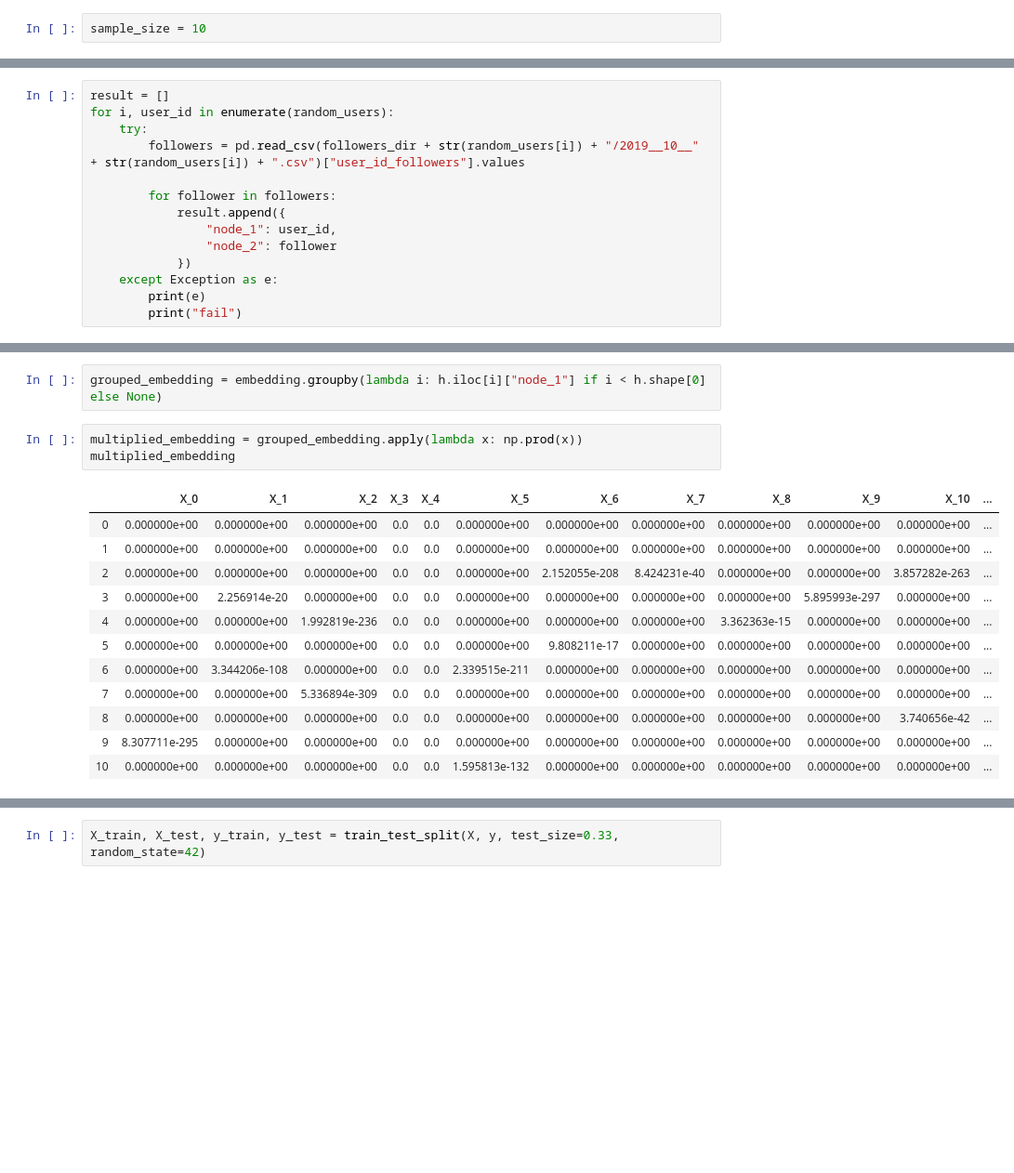
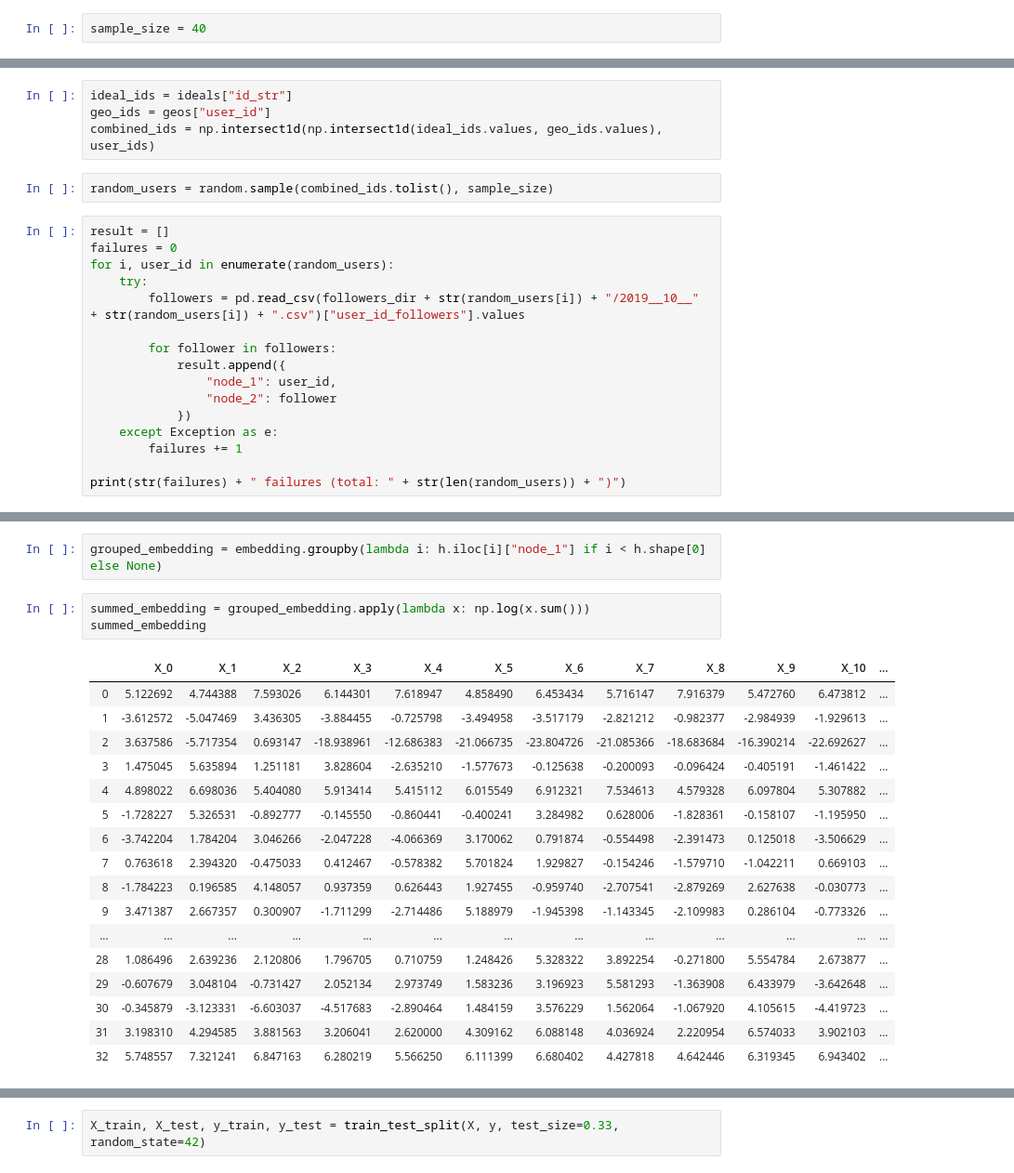
Before and after one commit to calebdre/capstone, a Jupyter notebook: notebook.ipynb, the cells around one changed output, grey strips where cells are left out. Shown: that part at 93% size. Saved outputs shown, nothing was run; the diff lists cells and outputs as text; blank space fills up the shorter version.

```diff
--- a/notebook.ipynb
+++ b/notebook.ipynb
@@ -24,2 +32,2 @@ user_ids = os.listdir(followers_dir)
 # %%
-sample_size = 10
+sample_size = 40
@@ -31,5 +34,12 @@ while len(random_users) < sample_size:
+# %%
+ideal_ids = ideals["id_str"]
+geo_ids = geos["user_id"]
+combined_ids = np.intersect1d(np.intersect1d(ideal_ids.values, geo_ids.values), user_ids)
+# %%
+random_users = random.sample(combined_ids.tolist(), sample_size)
 # %%
 result = []
+failures = 0
 for i, user_id in enumerate(random_users):
     try:
         followers = pd.read_csv(followers_dir + str(random_users[i]) + "/2019__10__" + str(random_users[i]) + ".csv")["user_id_followers"].values
@@ -40,5 +50,6 @@ for i, user_id in enumerate(random_users):
                 "node_2": follower
             })
     except Exception as e:
-        print(e)
-        print("fail")
+        failures += 1
+
+print(str(failures) + " failures (total: " + str(len(random_users)) + ")")
@@ -75,18 +85,23 @@ embedding
 # %%
 grouped_embedding = embedding.groupby(lambda i: h.iloc[i]["node_1"] if i < h.shape[0] else None)
 # %%
-multiplied_embedding = grouped_embedding.apply(lambda x: np.prod(x))
-multiplied_embedding
+summed_embedding = grouped_embedding.apply(lambda x: np.log(x.sum()))
+summed_embedding
 # %% [output]
 |  | X_0 | X_1 | X_2 | X_3 | X_4 | X_5 | X_6 | X_7 | X_8 | X_9 | X_10 | ... |
-| 0 | 0.000000e+00 | 0.000000e+00 | 0.000000e+00 | 0.0 | 0.0 | 0.000000e+00 | 0.000000e+00 | 0.000000e+00 | 0.000000e+00 | 0.000000e+00 | 0.000000e+00 | ... |
-| 1 | 0.000000e+00 | 0.000000e+00 | 0.000000e+00 | 0.0 | 0.0 | 0.000000e+00 | 0.000000e+00 | 0.000000e+00 | 0.000000e+00 | 0.000000e+00 | 0.000000e+00 | ... |
-| 2 | 0.000000e+00 | 0.000000e+00 | 0.000000e+00 | 0.0 | 0.0 | 0.000000e+00 | 2.152055e-208 | 8.424231e-40 | 0.000000e+00 | 0.000000e+00 | 3.857282e-263 | ... |
-| 3 | 0.000000e+00 | 2.256914e-20 | 0.000000e+00 | 0.0 | 0.0 | 0.000000e+00 | 0.000000e+00 | 0.000000e+00 | 0.000000e+00 | 5.895993e-297 | 0.000000e+00 | ... |
-| 4 | 0.000000e+00 | 0.000000e+00 | 1.992819e-236 | 0.0 | 0.0 | 0.000000e+00 | 0.000000e+00 | 0.000000e+00 | 3.362363e-15 | 0.000000e+00 | 0.000000e+00 | ... |
-| 5 | 0.000000e+00 | 0.000000e+00 | 0.000000e+00 | 0.0 | 0.0 | 0.000000e+00 | 9.808211e-17 | 0.000000e+00 | 0.000000e+00 | 0.000000e+00 | 0.000000e+00 | ... |
-| 6 | 0.000000e+00 | 3.344206e-108 | 0.000000e+00 | 0.0 | 0.0 | 2.339515e-211 | 0.000000e+00 | 0.000000e+00 | 0.000000e+00 | 0.000000e+00 | 0.000000e+00 | ... |
-| 7 | 0.000000e+00 | 0.000000e+00 | 5.336894e-309 | 0.0 | 0.0 | 0.000000e+00 | 0.000000e+00 | 0.000000e+00 | 0.000000e+00 | 0.000000e+00 | 0.000000e+00 | ... |
-| 8 | 0.000000e+00 | 0.000000e+00 | 0.000000e+00 | 0.0 | 0.0 | 0.000000e+00 | 0.000000e+00 | 0.000000e+00 | 0.000000e+00 | 0.000000e+00 | 3.740656e-42 | ... |
-| 9 | 8.307711e-295 | 0.000000e+00 | 0.000000e+00 | 0.0 | 0.0 | 0.000000e+00 | 0.000000e+00 | 0.000000e+00 | 0.000000e+00 | 0.000000e+00 | 0.000000e+00 | ... |
-| 10 | 0.000000e+00 | 0.000000e+00 | 0.000000e+00 | 0.0 | 0.0 | 1.595813e-132 | 0.000000e+00 | 0.000000e+00 | 0.000000e+00 | 0.000000e+00 | 0.000000e+00 | ... |
+| 0 | 5.122692 | 4.744388 | 7.593026 | 6.144301 | 7.618947 | 4.858490 | 6.453434 | 5.716147 | 7.916379 | 5.472760 | 6.473812 | ... |
+| 1 | -3.612572 | -5.047469 | 3.436305 | -3.884455 | -0.725798 | -3.494958 | -3.517179 | -2.821212 | -0.982377 | -2.984939 | -1.929613 | ... |
+| 2 | 3.637586 | -5.717354 | 0.693147 | -18.938961 | -12.686383 | -21.066735 | -23.804726 | -21.085366 | -18.683684 | -16.390214 | -22.692627 | ... |
+| 3 | 1.475045 | 5.635894 | 1.251181 | 3.828604 | -2.635210 | -1.577673 | -0.125638 | -0.200093 | -0.096424 | -0.405191 | -1.461422 | ... |
+| 4 | 4.898022 | 6.698036 | 5.404080 | 5.913414 | 5.415112 | 6.015549 | 6.912321 | 7.534613 | 4.579328 | 6.097804 | 5.307882 | ... |
+| 5 | -1.728227 | 5.326531 | -0.892777 | -0.145550 | -0.860441 | -0.400241 | 3.284982 | 0.628006 | -1.828361 | -0.158107 | -1.195950 | ... |
+| 6 | -3.742204 | 1.784204 | 3.046266 | -2.047228 | -4.066369 | 3.170062 | 0.791874 | -0.554498 | -2.391473 | 0.125018 | -3.506629 | ... |
+| 7 | 0.763618 | 2.394320 | -0.475033 | 0.412467 | -0.578382 | 5.701824 | 1.929827 | -0.154246 | -1.579710 | -1.042211 | 0.669103 | ... |
+| 8 | -1.784223 | 0.196585 | 4.148057 | 0.937359 | 0.626443 | 1.927455 | -0.959740 | -2.707541 | -2.879269 | 2.627638 | -0.030773 | ... |
+| 9 | 3.471387 | 2.667357 | 0.300907 | -1.711299 | -2.714486 | 5.188979 | -1.945398 | -1.143345 | -2.109983 | 0.286104 | -0.773326 | ... |
+| ... | ... | ... | ... | ... | ... | ... | ... | ... | ... | ... | ... | ... |
+| 28 | 1.086496 | 2.639236 | 2.120806 | 1.796705 | 0.710759 | 1.248426 | 5.328322 | 3.892254 | -0.271800 | 5.554784 | 2.673877 | ... |
+| 29 | -0.607679 | 3.048104 | -0.731427 | 2.052134 | 2.973749 | 1.583236 | 3.196923 | 5.581293 | -1.363908 | 6.433979 | -3.642648 | ... |
+| 30 | -0.345879 | -3.123331 | -6.603037 | -4.517683 | -2.890464 | 1.484159 | 3.576229 | 1.562064 | -1.067920 | 4.105615 | -4.419723 | ... |
+| 31 | 3.198310 | 4.294585 | 3.881563 | 3.206041 | 2.620000 | 4.309162 | 6.088148 | 4.036924 | 2.220954 | 6.574033 | 3.902103 | ... |
+| 32 | 5.748557 | 7.321241 | 6.847163 | 6.280219 | 5.566250 | 6.111399 | 6.680402 | 4.427818 | 4.642446 | 6.319345 | 6.943402 | ... |
```
Also changed, not shown: parts of 36 cells of this notebook.
